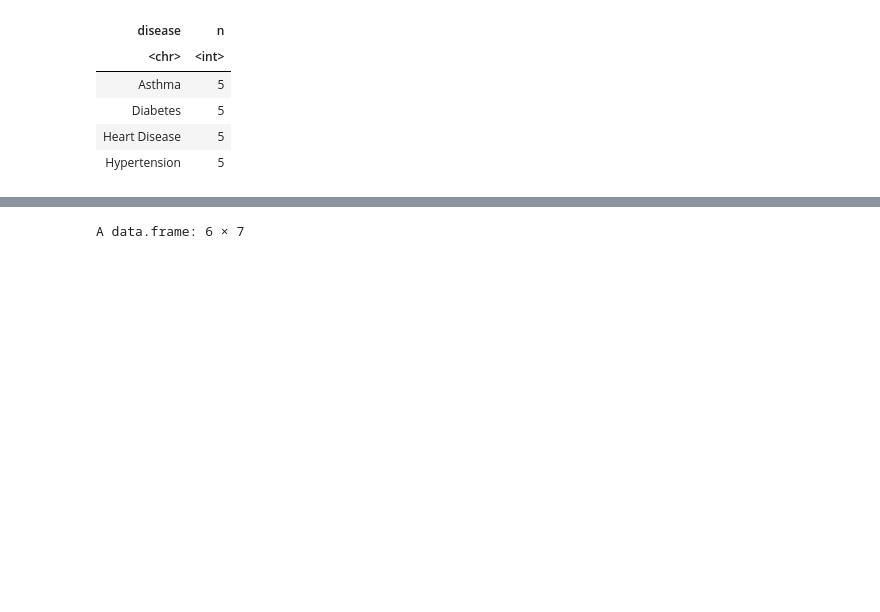
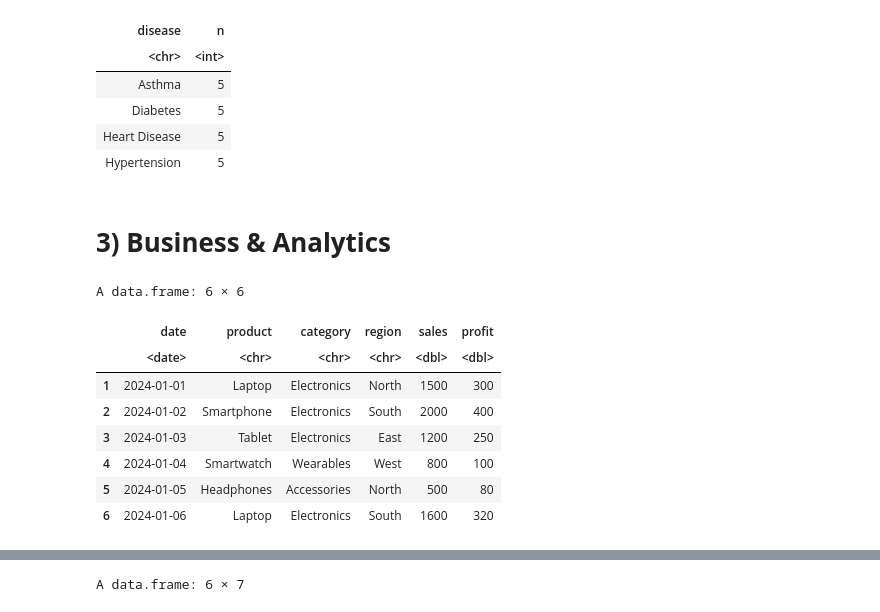
Before and after one commit to AravPatil000/J018_Blogs, a Jupyter notebook: posts/J018_Exposition.ipynb, the cells around one changed output, grey strips where cells are left out. Cells and saved outputs as stored; diff of their text form; code cells hidden in the pictures; blank space fills up the shorter version.

```diff
--- a/posts/J018_Exposition.ipynb
+++ b/posts/J018_Exposition.ipynb
@@ -231,3 +231,47 @@ A data.frame: 4 × 2
 | Diabetes | 5 |
 | Heart Disease | 5 |
 | Hypertension | 5 |
+# %% [markdown]
+# **3) Business & Analytics**
+# %%
+#Consider a dataset 'sales_data', we can perform data analysis on it.
+
+sales_data <- data.frame(
+  date = as.Date(c("2024-01-01", "2024-01-02", "2024-01-03", "2024-01-04", "2024-01-05",
+                   "2024-01-06", "2024-01-07", "2024-01-08", "2024-01-09", "2024-01-10",
+                   "2024-01-11", "2024-01-12", "2024-01-13", "2024-01-14", "2024-01-15",
+                   "2024-01-16", "2024-01-17", "2024-01-18", "2024-01-19", "2024-01-20")),
+  product = c("Laptop", "Smartphone", "Tablet", "Smartwatch", "Headphones",
+              "Laptop", "Smartphone", "Tablet", "Smartwatch", "Headphones",
+              "Laptop", "Smartphone", "Tablet", "Smartwatch", "Headphones",
+              "Laptop", "Smartphone", "Tablet", "Smartwatch", "Headphones"),
+  category = c("Electronics", "Electronics", "Electronics", "Wearables", "Accessories",
+               "Electronics", "Electronics", "Electronics", "Wearables", "Accessories",
+               "Electronics", "Electronics", "Electronics", "Wearables", "Accessories",
+               "Electronics", "Electronics", "Electronics", "Wearables", "Accessories"),
+  region = c("North", "South", "East", "West", "North",
+             "South", "East", "West", "North", "South",
+             "East", "West", "North", "South", "East",
+             "West", "North", "South", "East", "West"),
+  sales = c(1500, 2000, 1200, 800, 500,
+            1600, 2100, 1300, 900, 600,
+            1700, 2200, 1400, 1000, 700,
+            1800, 2300, 1500, 1100, 800),
+  profit = c(300, 400, 250, 100, 80,
+             320, 420, 260, 120, 90,
+             350, 450, 270, 130, 100,
+             380, 470, 280, 140, 120)
+)
+
+# Prints the first few rows of the dataset.
+head(sales_data)
+# %% [output]
+A data.frame: 6 × 6
+|  | date | product | category | region | sales | profit |
+|  | <date> | <chr> | <chr> | <chr> | <dbl> | <dbl> |
+| 1 | 2024-01-01 | Laptop | Electronics | North | 1500 | 300 |
+| 2 | 2024-01-02 | Smartphone | Electronics | South | 2000 | 400 |
+| 3 | 2024-01-03 | Tablet | Electronics | East | 1200 | 250 |
+| 4 | 2024-01-04 | Smartwatch | Wearables | West | 800 | 100 |
+| 5 | 2024-01-05 | Headphones | Accessories | North | 500 | 80 |
+| 6 | 2024-01-06 | Laptop | Electronics | South | 1600 | 320 |
```
Also changed, not shown: parts of 6 cells of this notebook, 1 other file.
